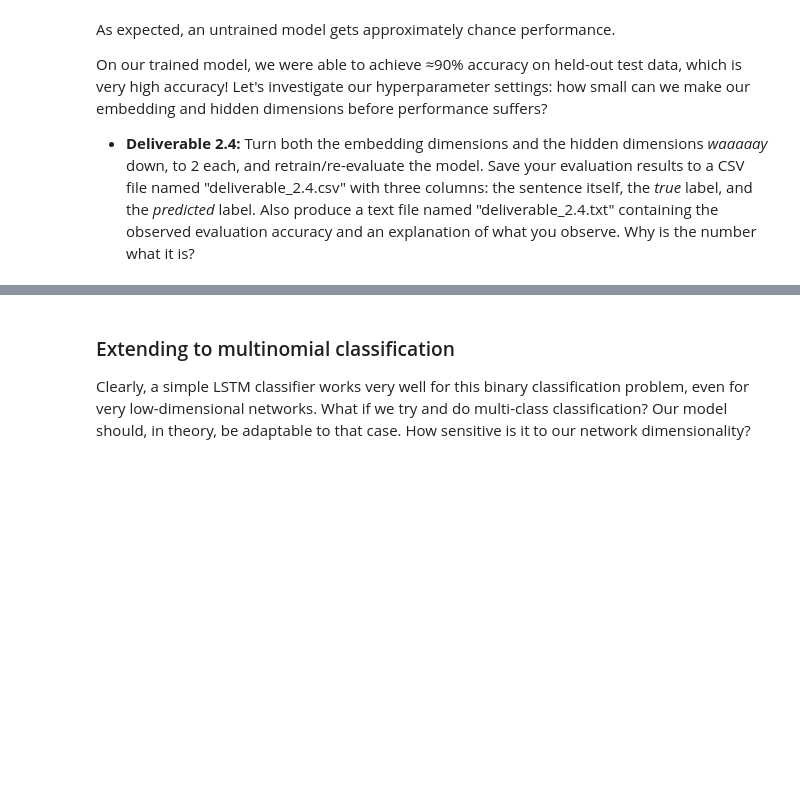
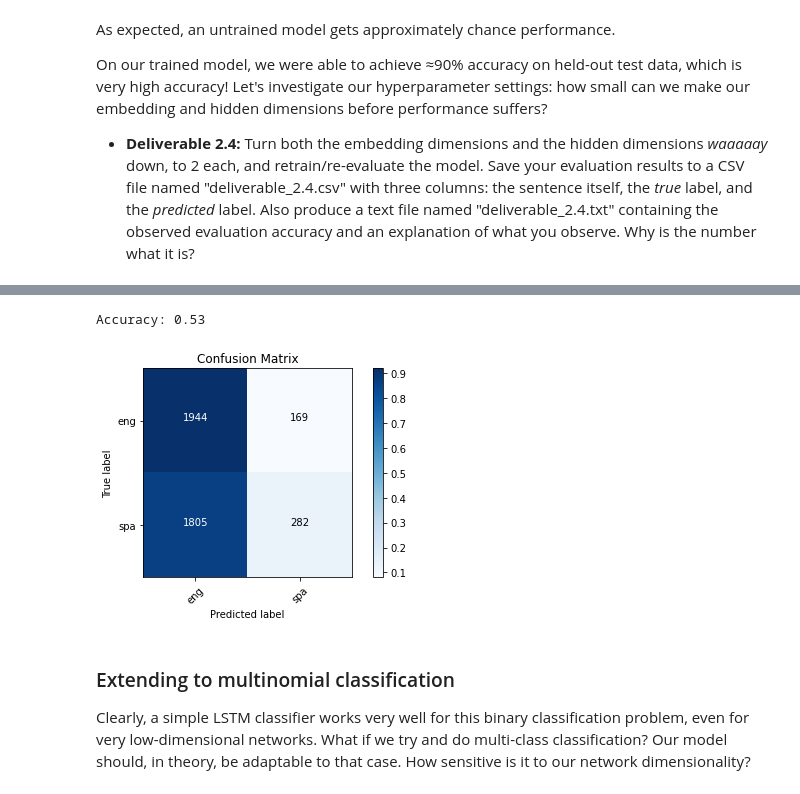
Before and after one commit to jvnguyen94/CS662_NLP, a Jupyter notebook: Homework3/nguyen_justine_hw3.ipynb, the cells around one changed output, grey strips where cells are left out. Saved outputs shown, nothing was run; the diff lists cells and outputs as text; code cells hidden in the pictures; blank space fills up the shorter version.

```diff
--- a/Homework3/nguyen_justine_hw3.ipynb
+++ b/Homework3/nguyen_justine_hw3.ipynb
@@ -388,3 +503,42 @@ On our trained model, we were able to achieve ≈90% accuracy on held-out test d
+# %%
+## Test with test data
+acc_trained_low, y_hat_trained_low = lang_id.eval_acc(trained_model_low, bi_text_test, c2i, i2c, l2i, i2l)
+
+## Print test accuracy
+print(f"Accuracy: {acc_trained_low}")
+# %% [output]
+Accuracy: 0.53
+# %%
+## test - sentence
+bi_text_test_s = bi_text_test['sentence'].to_list()
+## test - labels
+bi_text_test_lab = bi_text_test['lang'].to_list()
+## test - predicted labels
+bi_text_test_pred = []
+
+## get indiv pred for test sentence
+for ii in bi_text_test_s:
+    bi_text_test_pred.append(lang_id.predict_one(trained_model_low, ii, c2i, i2l))
+
+## Combine all into df
+test_train_low_dim = pd.DataFrame(
+    {'sentence': bi_text_test_s,
+     'true_label': bi_text_test_lab,
+     'pred_label': bi_text_test_pred
+    })
+# %%
+## look at the df
+#print(test_train_low_dim.head)
+
+## Write out devlierable df
+#test_train_low_dim.to_csv('deliverable_2.4.csv', index=False)
+
+## Get the confusion matrix for the predictions.
+from sklearn.metrics import classification_report, confusion_matrix
+cm_test = confusion_matrix(bi_text_test_lab, bi_text_test_pred)
+lang_id.pretty_conf_matrix(cm_test, ['eng','spa'])
+# %% [output]
+[figure, added]
 # %% [markdown]
 ### Extending to multinomial classification
 
```
Also changed, not shown: parts of 67 cells of this notebook, 27 other files.
